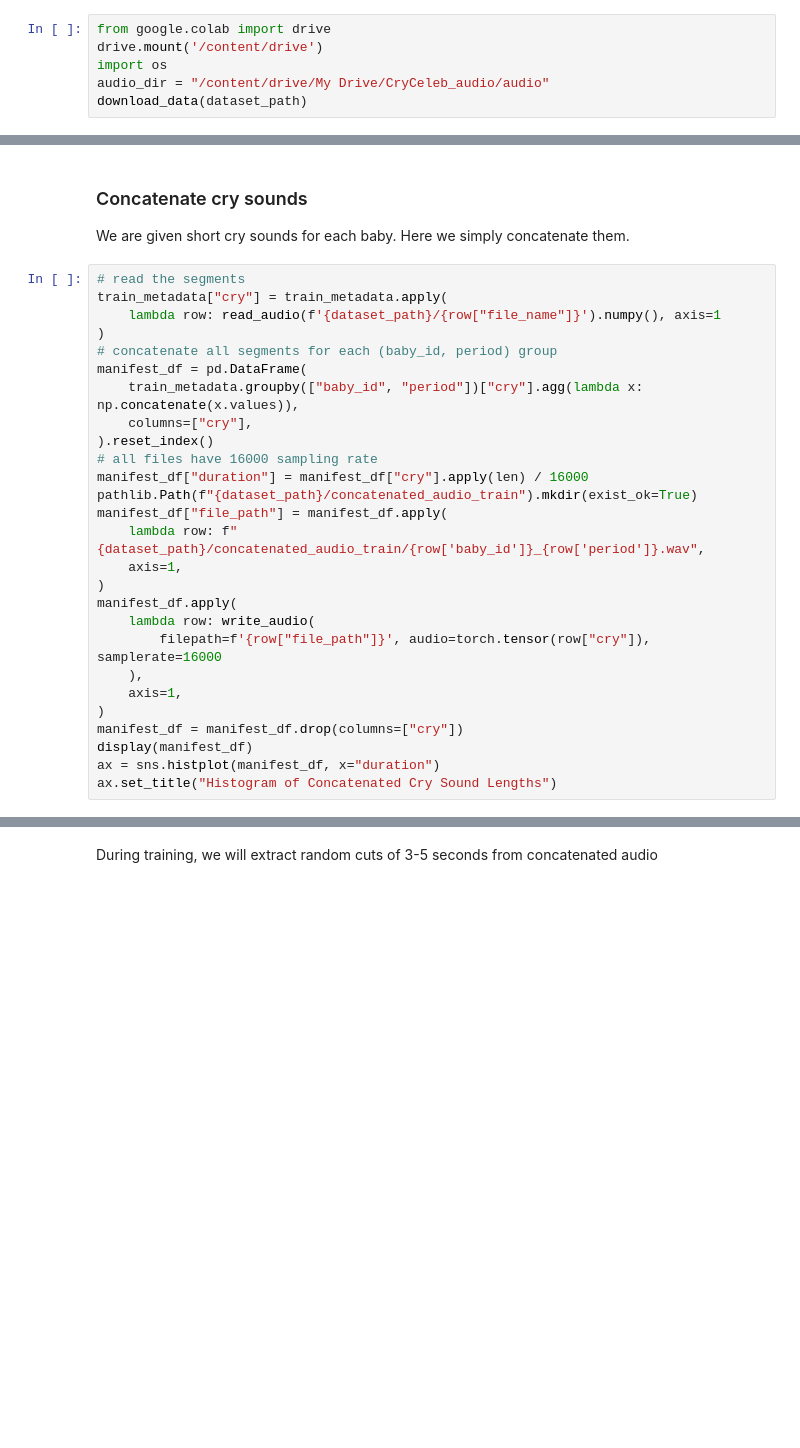
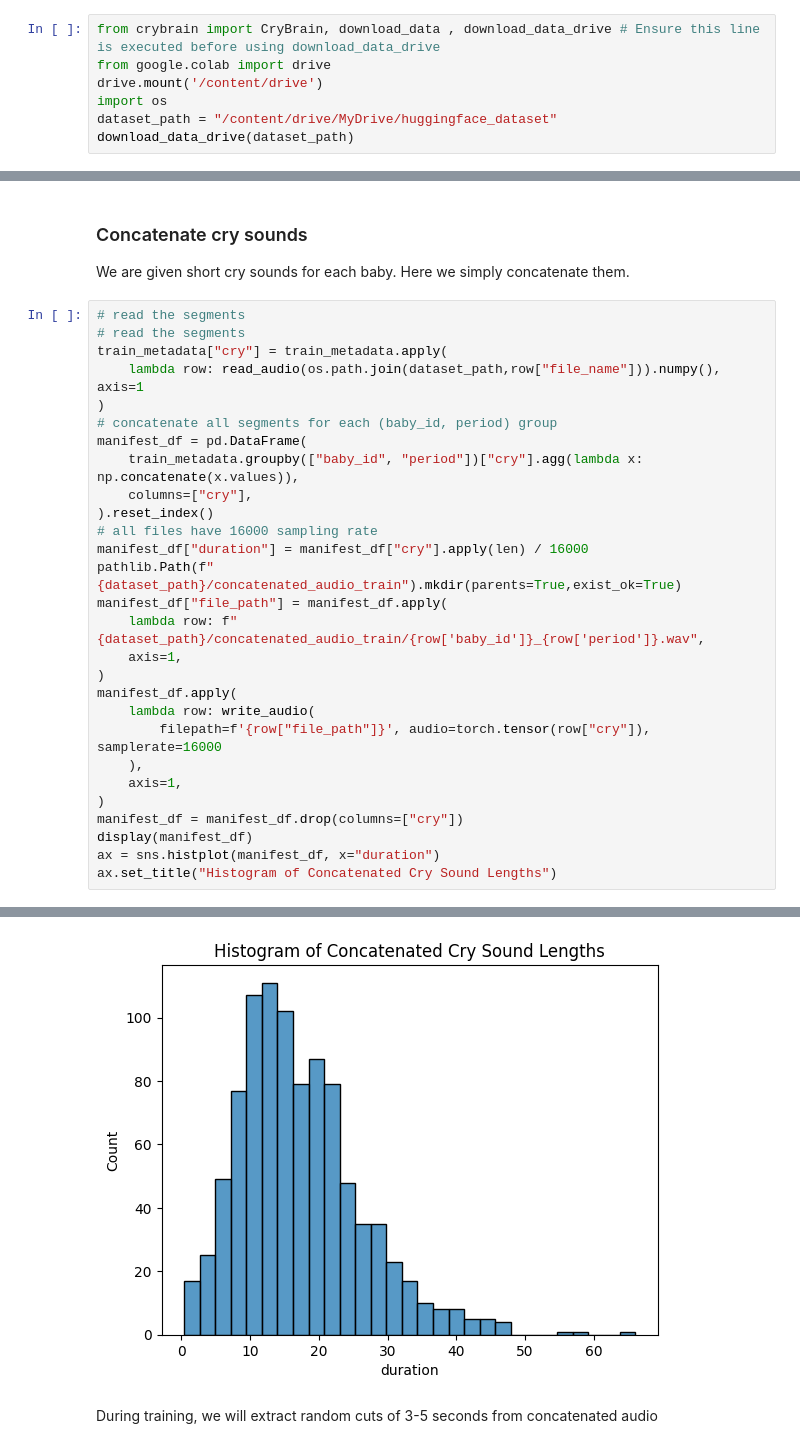
Before and after one commit to DineshKPendyala/cryceleb2023, a Jupyter notebook: train.ipynb, the cells around one changed output, grey strips where cells are left out. Drawn from its saved outputs; the diff is of its cells as text; blank space fills up the shorter version.

```diff
--- a/train.ipynb
+++ b/train.ipynb
@@ -69,6 +71,7 @@ VBox(children=(HTML(value='<center> <img\nsrc=https://huggingface.co/front/asset
 # %%
+from crybrain import CryBrain, download_data , download_data_drive # Ensure this line is executed before using download_data_drive
 from google.colab import drive
 drive.mount('/content/drive')
 import os
-audio_dir = "/content/drive/My Drive/CryCeleb_audio/audio"
-download_data(dataset_path)
+dataset_path = "/content/drive/MyDrive/huggingface_dataset"
+download_data_drive(dataset_path)
@@ -99,8 +110,9 @@ display(train_metadata.describe())
 We are given short cry sounds for each baby. Here we simply concatenate them.
 # %%
 # read the segments
+# read the segments
 train_metadata["cry"] = train_metadata.apply(
-    lambda row: read_audio(f'{dataset_path}/{row["file_name"]}').numpy(), axis=1
+    lambda row: read_audio(os.path.join(dataset_path,row["file_name"])).numpy(), axis=1
 )
 # concatenate all segments for each (baby_id, period) group
 manifest_df = pd.DataFrame(
@@ -109,7 +121,7 @@ manifest_df = pd.DataFrame(
 ).reset_index()
 # all files have 16000 sampling rate
 manifest_df["duration"] = manifest_df["cry"].apply(len) / 16000
-pathlib.Path(f"{dataset_path}/concatenated_audio_train").mkdir(exist_ok=True)
+pathlib.Path(f"{dataset_path}/concatenated_audio_train").mkdir(parents=True,exist_ok=True)
 manifest_df["file_path"] = manifest_df.apply(
     lambda row: f"{dataset_path}/concatenated_audio_train/{row['baby_id']}_{row['period']}.wav",
     axis=1,
@@ -124,3 +136,4 @@ manifest_df = manifest_df.drop(columns=["cry"])
 display(manifest_df)
 ax = sns.histplot(manifest_df, x="duration")
 ax.set_title("Histogram of Concatenated Cry Sound Lengths")
+# %% [output]
@@ -127,3 +154,4 @@ ax.set_title("Histogram of Concatenated Cry Sound Lengths")
+[figure, added]
 # %% [markdown]
 During training, we will extract random cuts of 3-5 seconds from concatenated audio
 # %%
```
Also changed, not shown: parts of 9 cells of this notebook.
